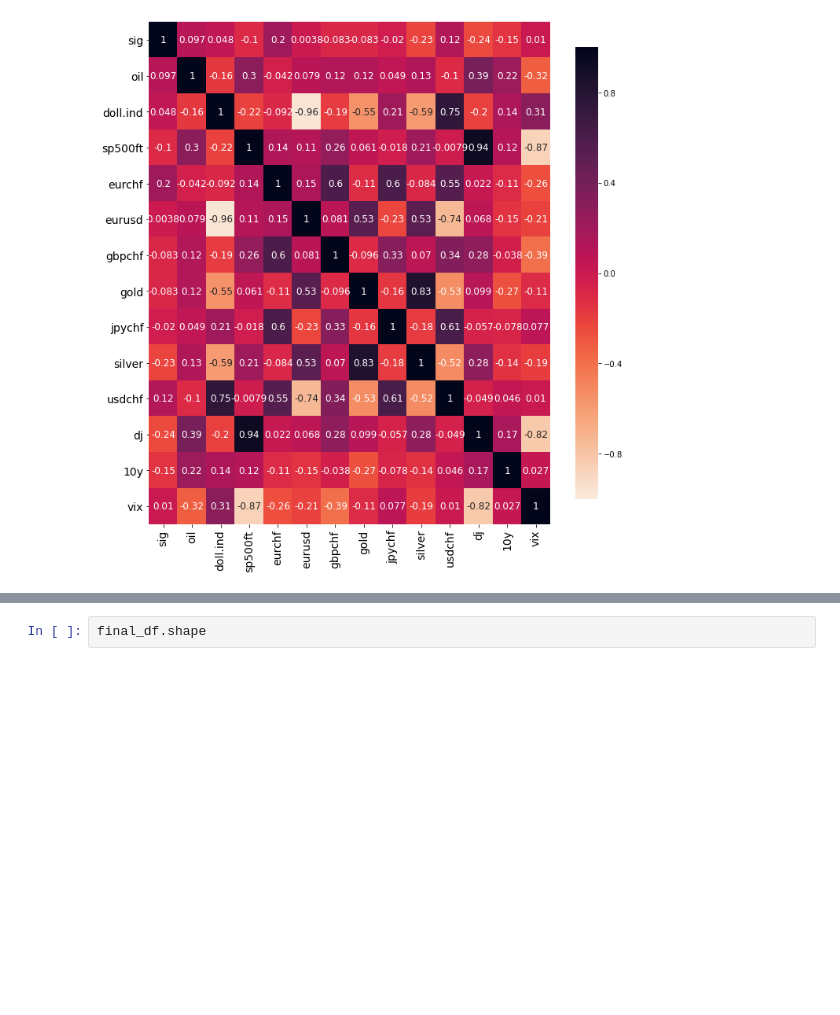
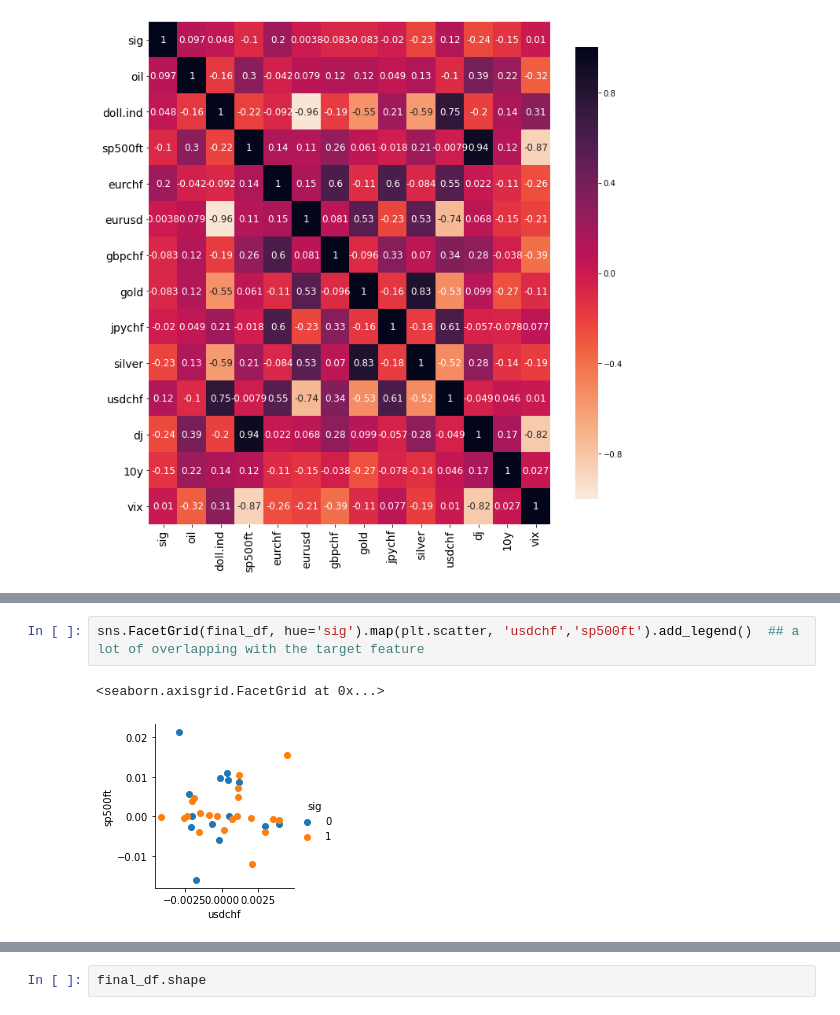
Before and after one commit to gmineo/Finance-Migros, a Jupyter notebook: new script.ipynb, the cells around one changed output, grey strips where cells are left out. Cells and saved outputs as stored; diff of their text form; blank space fills up the shorter version.

```diff
--- a/new script.ipynb
+++ b/new script.ipynb
@@ -290,0 +318,5 @@ plt.show()
+# %%
+sns.FacetGrid(final_df, hue='sig').map(plt.scatter, 'usdchf','sp500ft').add_legend()  ## a lot of overlapping with the target feature
+# %% [output]
+<seaborn.axisgrid.FacetGrid at 0x...>
+[figure, added]
```
Also changed, not shown: parts of 70 cells of this notebook.
